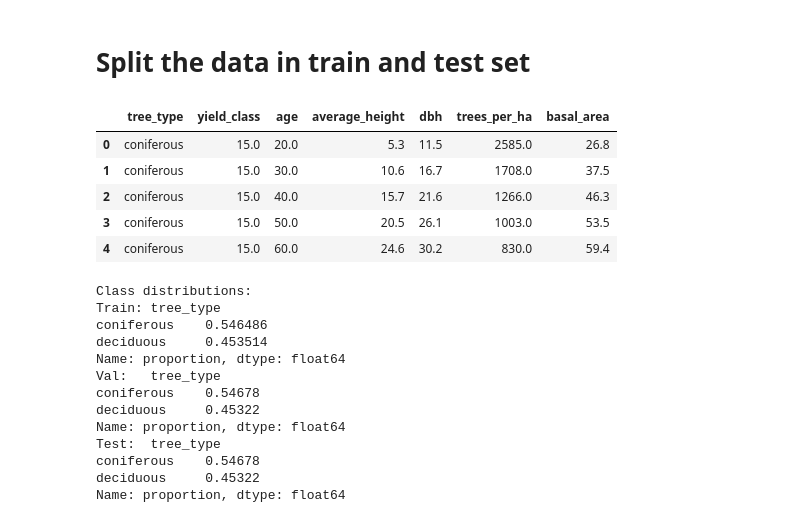
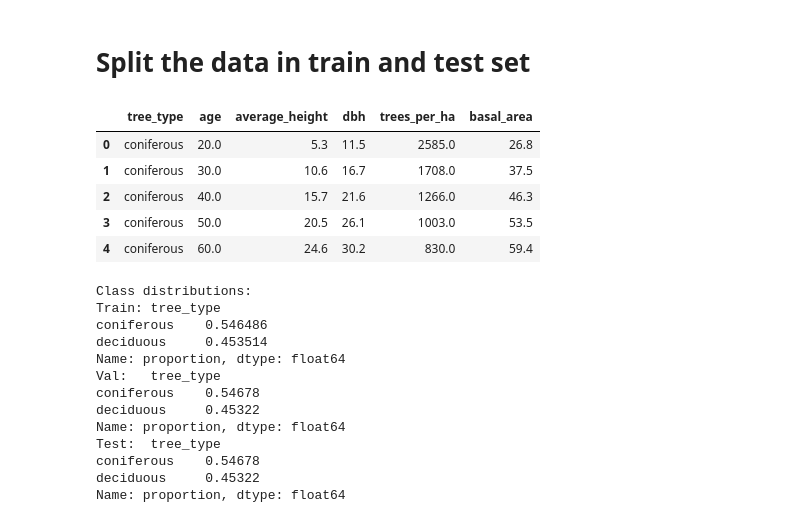
Before and after one commit to lukasbals/tomorrow-university, a Jupyter notebook: 11_classification/yield-tables-classification/notebooks/05_data_split.ipynb, the cells around one changed output. Saved outputs shown, nothing was run; the diff lists cells and outputs as text; code cells hidden in the pictures.

```diff
--- a/11_classification/yield-tables-classification/notebooks/05_data_split.ipynb
+++ b/11_classification/yield-tables-classification/notebooks/05_data_split.ipynb
@@ -3,32 +3,31 @@
 # %%
 from sklearn.model_selection import train_test_split
 from sklearn.preprocessing import StandardScaler
 from sklearn.feature_selection import RFE, SelectKBest, mutual_info_classif
 from sklearn.linear_model import LogisticRegression
 import matplotlib.pyplot as plt
 import pandas as pd
 import numpy as np
 
 df = pd.read_csv("../data/interim/cleaned_yield_tables.csv")
 
 features = [
-    "yield_class",
     "age",
     "average_height",
     "dbh",
     "trees_per_ha",
     "basal_area",
 ]
-numerical_features = [x for x in features if x != "yield_class"]
+numerical_features = [x for x in features if x != "tree_type"]
 target_variable = "tree_type"
 df.head()
 # %% [output]
-|  | tree_type | yield_class | age | average_height | dbh | trees_per_ha | basal_area |
-| 0 | coniferous | 15.0 | 20.0 | 5.3 | 11.5 | 2585.0 | 26.8 |
-| 1 | coniferous | 15.0 | 30.0 | 10.6 | 16.7 | 1708.0 | 37.5 |
-| 2 | coniferous | 15.0 | 40.0 | 15.7 | 21.6 | 1266.0 | 46.3 |
-| 3 | coniferous | 15.0 | 50.0 | 20.5 | 26.1 | 1003.0 | 53.5 |
-| 4 | coniferous | 15.0 | 60.0 | 24.6 | 30.2 | 830.0 | 59.4 |
+|  | tree_type | age | average_height | dbh | trees_per_ha | basal_area |
+| 0 | coniferous | 20.0 | 5.3 | 11.5 | 2585.0 | 26.8 |
+| 1 | coniferous | 30.0 | 10.6 | 16.7 | 1708.0 | 37.5 |
+| 2 | coniferous | 40.0 | 15.7 | 21.6 | 1266.0 | 46.3 |
+| 3 | coniferous | 50.0 | 20.5 | 26.1 | 1003.0 | 53.5 |
+| 4 | coniferous | 60.0 | 24.6 | 30.2 | 830.0 | 59.4 |
 # %%
 def create_stratified_splits(X, y, test_size=0.2, val_size=0.2, random_state=42):
     """Create stratified train/validation/test splits"""
```
Also changed, not shown: parts of 4 cells of this notebook, 12 other files.
